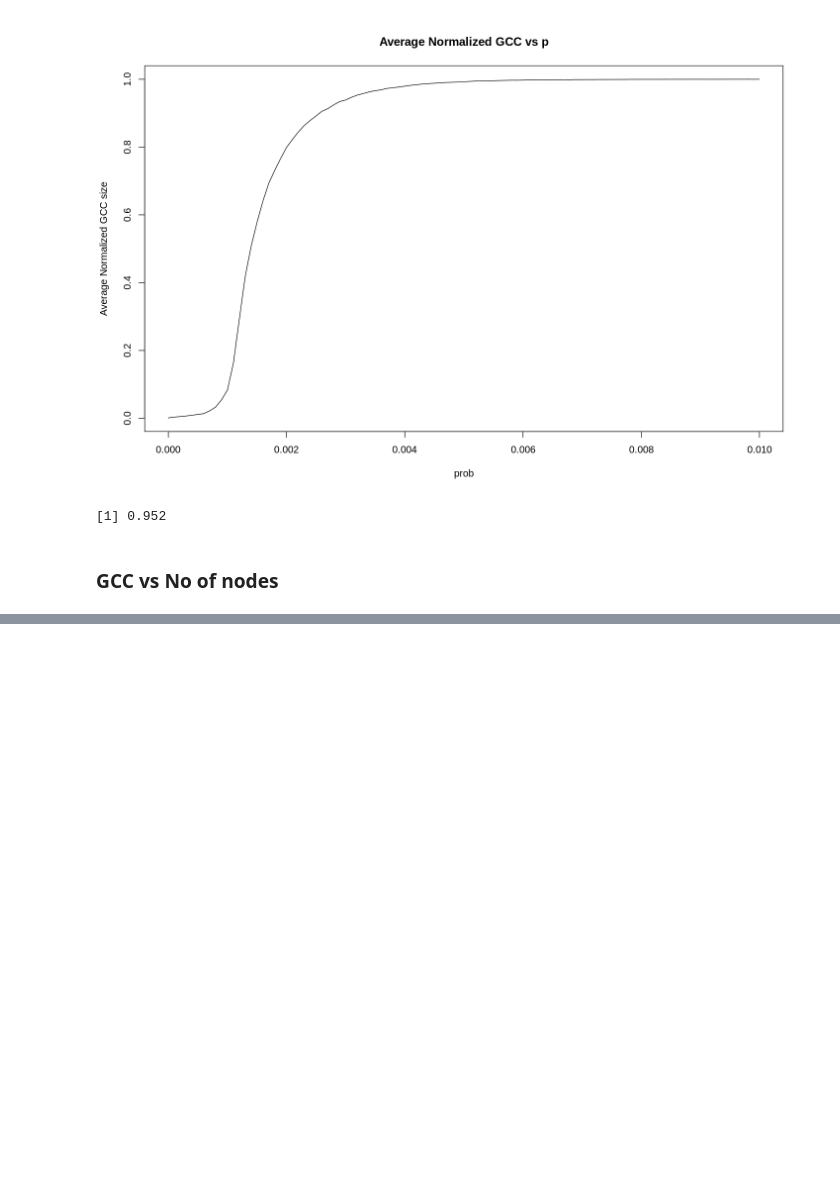
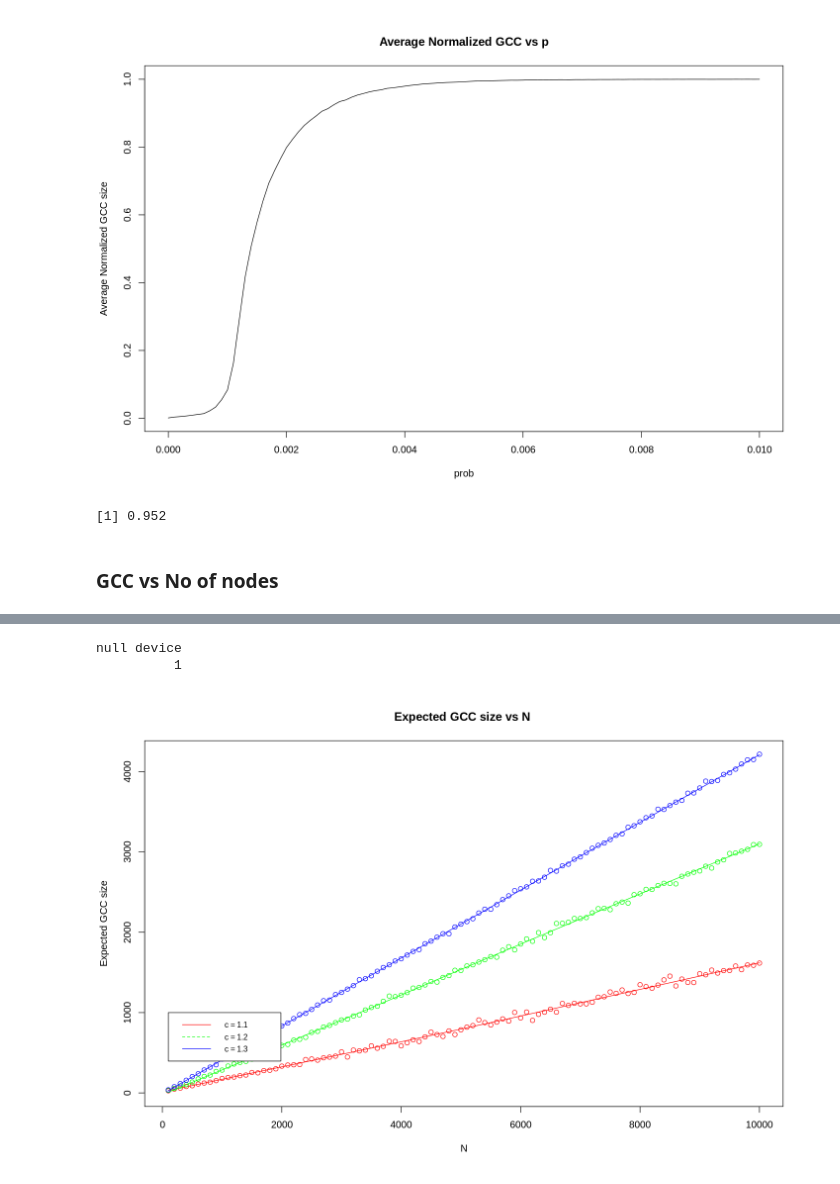
Before and after one commit to diplav09/ECE232_-LargeScaleSocialandComplexNetworks, a Jupyter notebook: ECE232_assignment1.ipynb, the cells around one changed output, grey strips where cells are left out. Saved outputs shown, nothing was run; the diff lists cells and outputs as text; code cells hidden in the pictures; blank space fills up the shorter version.

```diff
--- a/ECE232_assignment1.ipynb
+++ b/ECE232_assignment1.ipynb
@@ -208,0 +207,16 @@ plot(N_vec,gcc_size[2,],main ="Average GCC vs N for c = 1.0 ",xlab = "N", ylab =
+# %%
+plot(0,0,xlim = c(Nmin,Nmax),ylim = c(0,max(gcc_size)),type = "n",main ="Expected GCC size vs N ",xlab = "N", ylab = "Expected GCC size")
+
+cl <- rainbow(3)
+
+for (i in 1:3){
+    lines(N_vec,gcc_size[i+2,],col = cl[i],type = 'b')
+    lines(lowess(N_vec,gcc_size[i+2,]), col=cl[i])
+}
+legend(100, 1000, legend=c("c = 1.1", "c = 1.2","c = 1.3"),
+       col=cl, lty=1:2, cex=0.8)
+dev.off()
+# %% [output]
+null device
+          1
+[figure, added]
```
Also changed, not shown: parts of 3 cells of this notebook.
